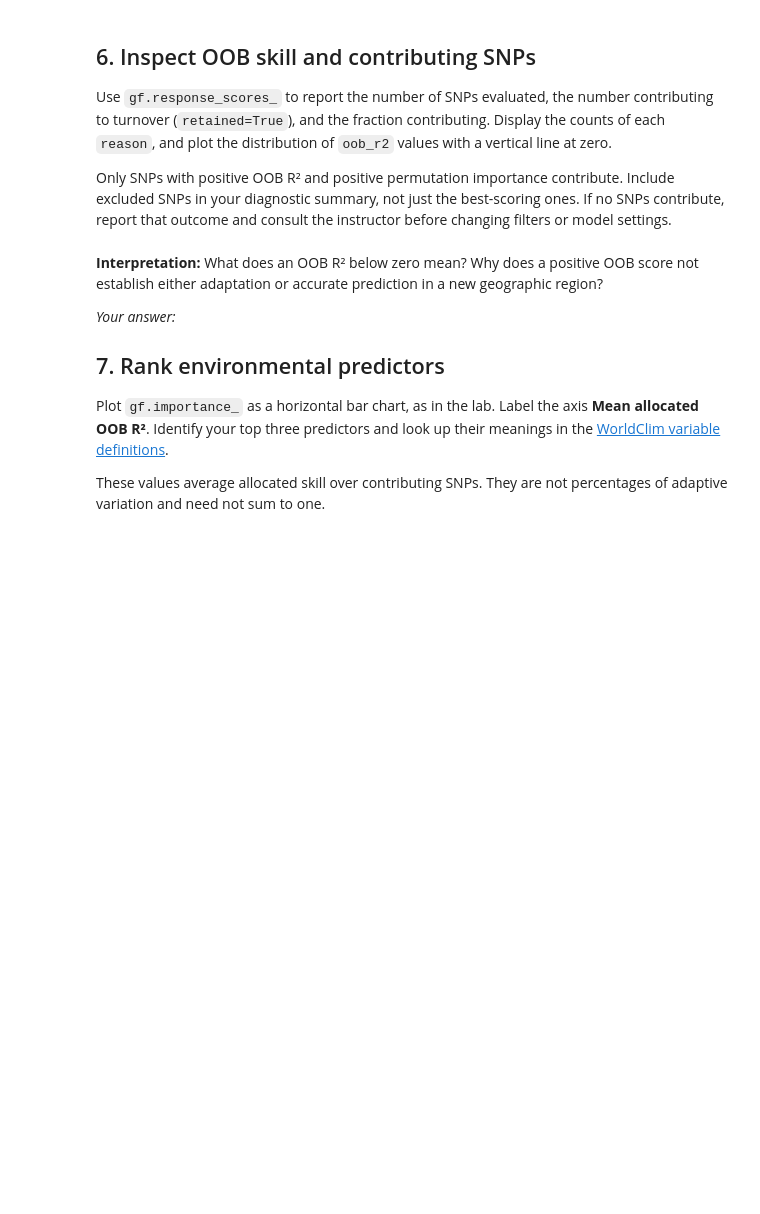
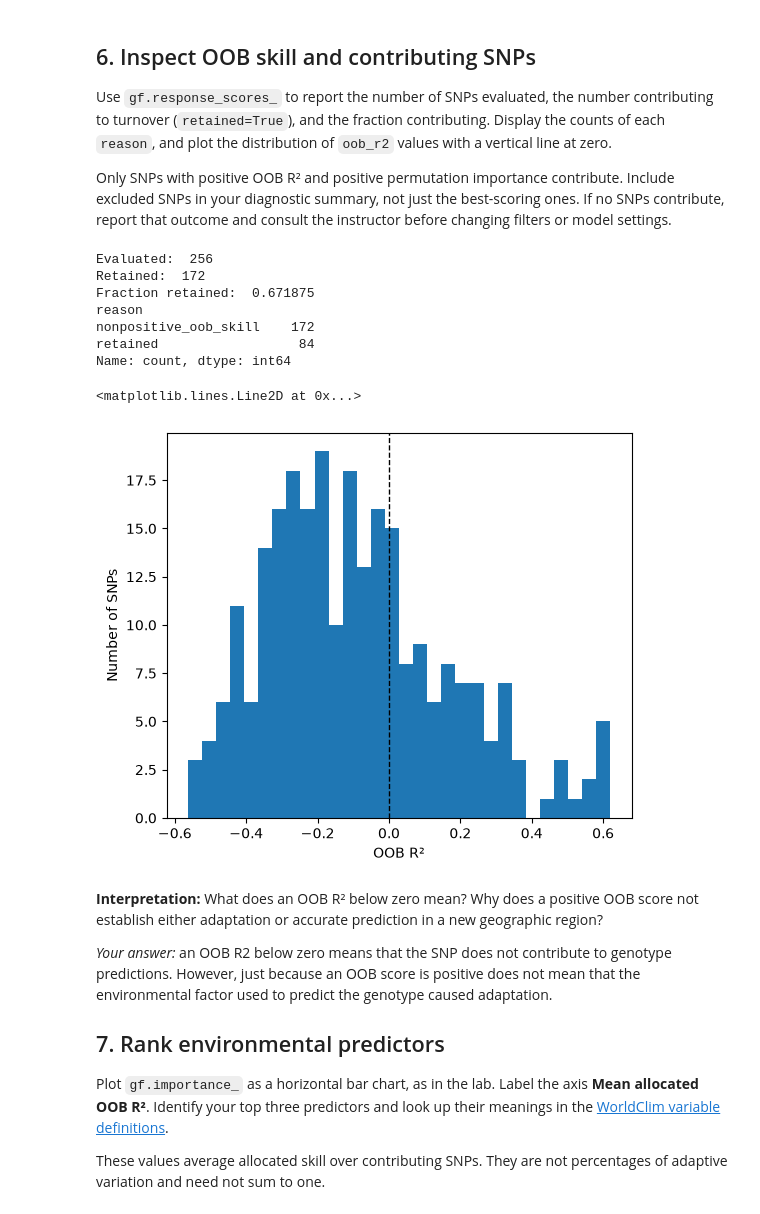
Before and after one commit to elizadstein/BIO597-SpatialBiodiversity, a Jupyter notebook: docs/assignments/Assignment-09-GradientForest.ipynb, the cells around one changed output. Drawn from its saved outputs; the diff is of its cells as text; code cells hidden in the pictures; blank space fills up the shorter version.

Commit message:
Complete Gradient Forest assignment

```diff
--- a/docs/assignments/Assignment-09-GradientForest.ipynb
+++ b/docs/assignments/Assignment-09-GradientForest.ipynb
@@ -139,4 +187,9 @@ Create `gf = GradientForest(...)` using `n_estimators=100`, `max_level=2`, `rand
 These settings match the lab. `max_level=2` controls approximate conditional permutations for correlated predictors; it does not limit tree depth. Retaining response curves lets us inspect one SNP later.
 # %%
 # Create gf with the four settings above and fit it to X and y.
+gf = GradientForest(
+    n_estimators=100, max_level=2, random_state=42, keep_response_curves=True,
+).fit(X, y)
+
 # Display gf.response_scores_ sorted by descending oob_r2.
+gf.response_scores_.sort_values("oob_r2", ascending=False).head()
@@ -148,13 +209,35 @@ Use `gf.response_scores_` to report the number of SNPs evaluated, the number con
 Only SNPs with positive OOB R² and positive permutation importance contribute. Include excluded SNPs in your diagnostic summary, not just the best-scoring ones. If no SNPs contribute, report that outcome and consult the instructor before changing filters or model settings.
 # %%
 # Store gf.response_scores_ as scores.
+scores=gf.response_scores_
 # Print evaluated and retained counts and the retained fraction.
+print("Evaluated: ", len(scores))
+print("Retained: ", len(scores[scores["retained"] == False]))
+print("Fraction retained: ", len(scores[scores["retained"] == False]) / len(scores))
 # Display scores["reason"].value_counts().
+print(scores["reason"].value_counts())
 # Plot scores["oob_r2"].dropna() as a histogram, with a reference line at zero.
+ax = scores["oob_r2"].dropna().plot.hist(
+    bins=30,
+    figsize=(6, 5),
+    xlabel="OOB R²",
+    ylabel="Number of SNPs"
+)
+ax.axvline(x=0, color='black', linestyle='--', linewidth=1)
+# %% [output]
+Evaluated:  256
+Retained:  172
+Fraction retained:  0.671875
+reason
+nonpositive_oob_skill    172
+retained                  84
+Name: count, dtype: int64
+<matplotlib.lines.Line2D at 0x...>
+[figure, added]
 # %% [markdown]
 **Interpretation:** What does an OOB R² below zero mean? Why does a positive OOB score not establish either adaptation or accurate prediction in a new geographic region?
 
-*Your answer:*
+*Your answer:* an OOB R2 below zero means that the SNP does not contribute to genotype predictions. However, just because an OOB score is positive does not mean that the environmental factor used to predict the genotype caused adaptation.
 
 ## 7. Rank environmental predictors
 
```
Also changed, not shown: parts of 22 cells of this notebook, 11 other files.
